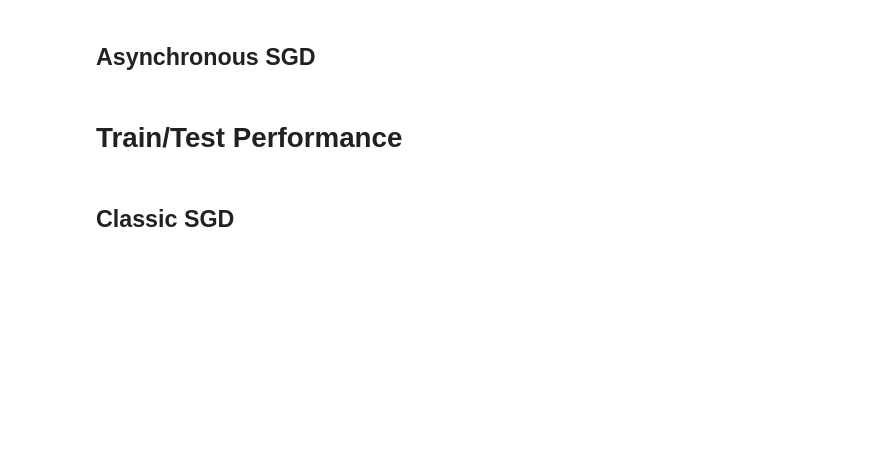
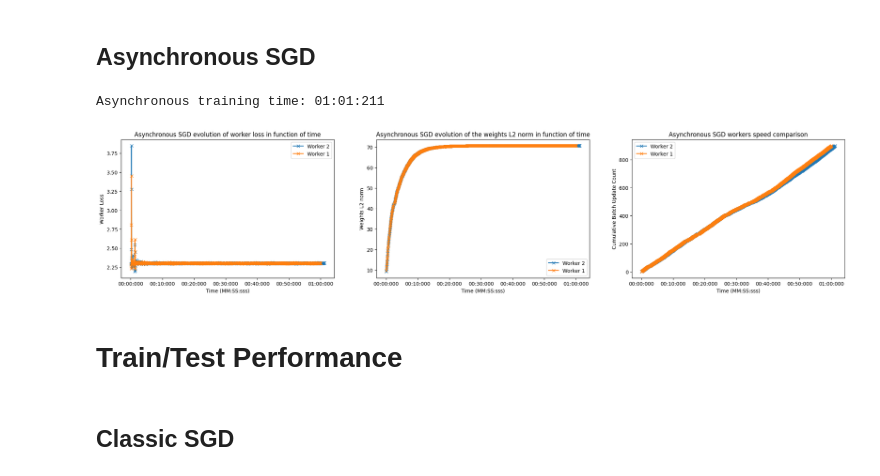
Before and after one commit to NicolasRR/OptML, a Jupyter notebook: Compare_and_Plot.ipynb, the cells around one changed output. Saved outputs shown, nothing was run; the diff lists cells and outputs as text; code cells hidden in the pictures; blank space fills up the shorter version.

```diff
--- a/Compare_and_Plot.ipynb
+++ b/Compare_and_Plot.ipynb
@@ -411,7 +309,7 @@ if os.path.exists(file_name):
     with open("log_async.log", "r") as log_file:
         # Iterate through each line in the log file
         for line in log_file:
-            lines.append(line.split(" - __mp_main__ - "))
+            lines.append(line.split(" - common - "))
 
     for i, line in enumerate(lines):
         timestamp = datetime.strptime(line[0], "%Y-%m-%d %H:%M:%S,%f")
@@ -421,15 +319,8 @@ if os.path.exists(file_name):
         (lines[0][1].split("with ")[1]).split(" workers")[0]
     )  # extract from first line
 
-    del_list = []
-    for i, line in enumerate(lines):
-        if "INFO" in line[1]:
-            del_list.append(i)
-
-    del_list = sorted(del_list, reverse=True)
-    for idx in del_list:
-        if idx < len(lines):
-            lines.pop(idx)
+    lines = [line for line in lines if "INFO" not in line[1]]
+    lines = lines[nb_workers:]
 
     start_time = lines[0][0]
     end_time = lines[-1][0]
@@ -447,8 +338,6 @@ if os.path.exists(file_name):
 
     worker_update_lines = []
     for i, line in enumerate(lines):
-        if i < nb_workers:
-            continue
         if "PS updated model, worker loss: " in line[1]:
             splited_text = (line[1].split("PS updated model, worker loss: "))[1].split(
                 " "
@@ -457,59 +346,77 @@ if os.path.exists(file_name):
                 (
                     line[0],
                     float(splited_text[0]),
-                    int(splited_text[1].split("_")[1][:-1]),
+                    float(splited_text[-1]),
+                    int(splited_text[1].split("_")[1].split(")")[0]),
                 )
             )
 
     ####### PLOTS #######
     # Create a 1x2 grid of subplots
-    fig, axs = plt.subplots(nrows=1, ncols=2, figsize=(20, 5))
+    fig, axs = plt.subplots(nrows=1, ncols=3, figsize=(26, 5))
 
     # First subplot (Worker Loss vs Time)
     worker_losses = {}
     for line in worker_update_lines:
-        td, worker_loss, worker_id = line
+        td, worker_loss, _, worker_id = line
         worker_losses.setdefault(worker_id, []).append((td, worker_loss))
 
     for worker_id, losses in worker_losses.items():
         x = [td.total_seconds() for td, _ in losses]
         y = [worker_loss for _, worker_loss in losses]
-        axs[0].scatter(x, y, label=f"Worker {worker_id}", marker="o")
-
+        axs[0].plot(x, y, label=f"Worker {worker_id}", marker="x")
     axs[0].set_xlabel("Time (MM:SS:sss)")
     axs[0].set_ylabel("Worker Loss")
     axs[0].set_title("Asynchronous SGD evolution of worker loss in function of time")
     axs[0].legend()
-
     # Format x-axis tick labels
     formatter = FuncFormatter(format_timedelta)
     axs[0].xaxis.set_major_formatter(formatter)
 
-    # Second subplot (Cumulative Batch Update Count vs Time)
+    # Second subplot (Weigh L2 norm vs Time)
+    weights_norms = {}
+    for line in worker_update_lines:
+        td, _, worker_w_norm, worker_id = line
+        weights_norms.setdefault(worker_id, []).append((td, worker_w_norm))
+
+    for worker_id, weight_norm in weights_norms.items():
+        x = [td.total_seconds() for td, _ in weight_norm]
+        y = [w_norm for _, w_norm in weight_norm]
+        axs[1].plot(x, y, label=f"Worker {worker_id}", marker="x")
+    axs[1].set_xlabel("Time (MM:SS:sss)")
+    axs[1].set_ylabel("Weights L2 norm")
+    axs[1].set_title("Asynchronous SGD evolution of the weights L2 norm in function of time")
+    axs[1].legend()
+    # Format x-axis tick labels
+    formatter = FuncFormatter(format_timedelta)
+    axs[1].xaxis.set_major_formatter(formatter)
+
+    # Third subplot (Cumulative Batch Update Count vs Time)
     worker_cumulative_updates = {}
     for line in worker_update_lines:
-        td, _, worker_id = line
+        td, _, _, worker_id = line
         worker_cumulative_updates.setdefault(worker_id, []).append(td)
-
     for worker_id, updates in worker_cumulative_updates.items():
         x = [td.total_seconds() for td in updates]
         y = list(range(1, len(updates) + 1))
-        axs[1].plot(
+        axs[2].plot(
             x,
             y,
             label=f"Worker {worker_id}",
+            marker="x"
         )
-
-    axs[1].set_xlabel("Time (MM:SS:sss)")
-    axs[1].set_ylabel("Cumulative Batch Update Count")
-    axs[1].set_title("Asynchronous SGD workers speed comparison")
-    axs[1].legend()
-
+    axs[2].set_xlabel("Time (MM:SS:sss)")
+    axs[2].set_ylabel("Cumulative Batch Update Count")
+    axs[2].set_title("Asynchronous SGD workers speed comparison")
+    axs[2].legend()
     # Format x-axis tick labels
-    axs[1].xaxis.set_major_formatter(formatter)
+    axs[2].xaxis.set_major_formatter(formatter)
 
     # Display the subplots
     plt.show()
+# %% [output]
+Asynchronous training time: 01:01:211
+[figure, added]
 # %% [markdown]
 # Train/Test Performance
 # %% [markdown]
```
Also changed, not shown: parts of 4 cells of this notebook.
